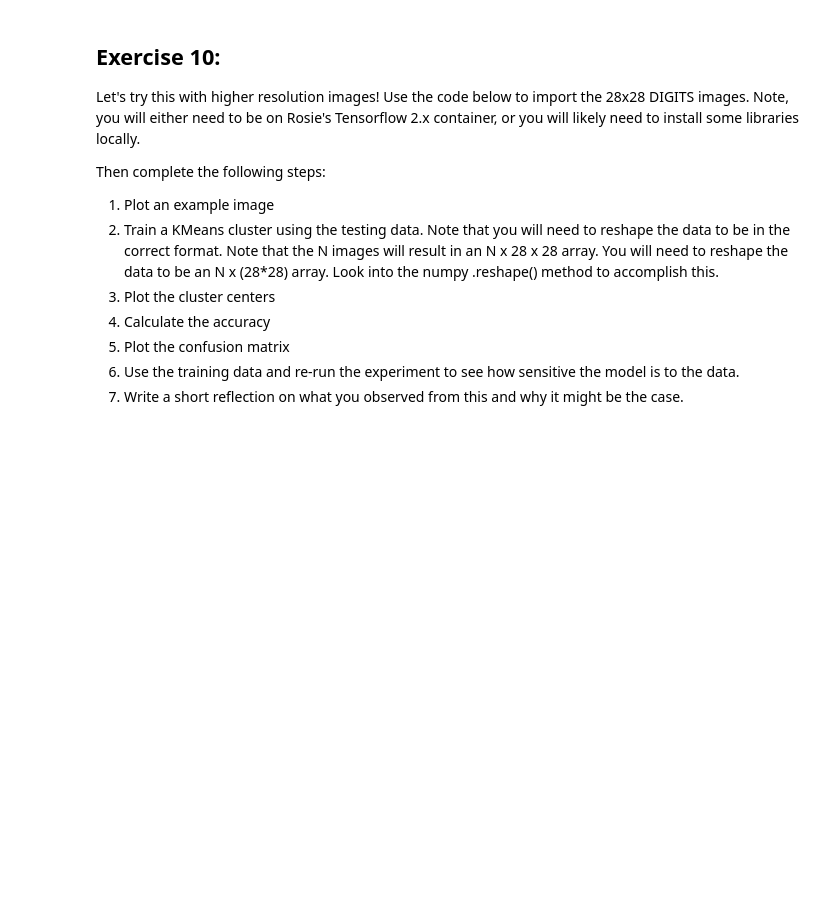
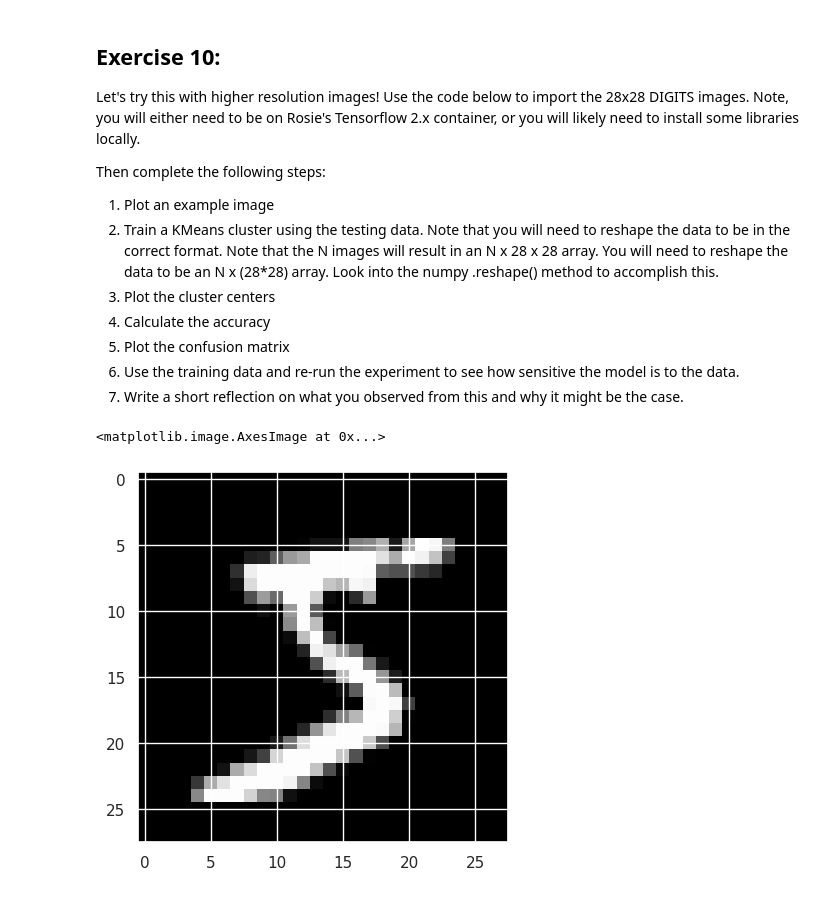
Before and after one commit to anthonyHigareda/kMeans, a Jupyter notebook: higaredajra_K_Means_Lab_Wright.ipynb, the cells around one changed output. Saved outputs shown, nothing was run; the diff lists cells and outputs as text; code cells hidden in the pictures; blank space fills up the shorter version.

```diff
--- a/higaredajra_K_Means_Lab_Wright.ipynb
+++ b/higaredajra_K_Means_Lab_Wright.ipynb
@@ -381,3 +379,8 @@ Then complete the following steps:
 import tensorflow as tf
 from tensorflow import keras
 (X_train, y_train), (X_test, y_test) = tf.keras.datasets.mnist.load_data()
+# %%
+plt.imshow(X_train[0], cmap = 'gray')
+# %% [output]
+<matplotlib.image.AxesImage at 0x...>
+[figure, added]
```
Also changed, not shown: parts of 21 cells of this notebook.
